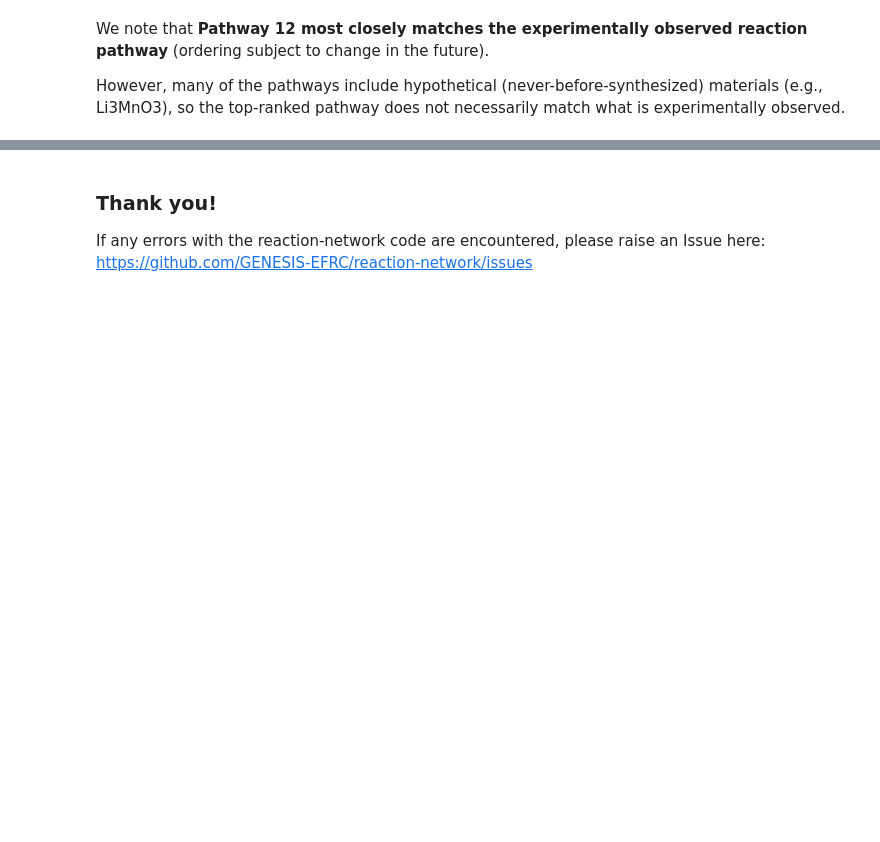
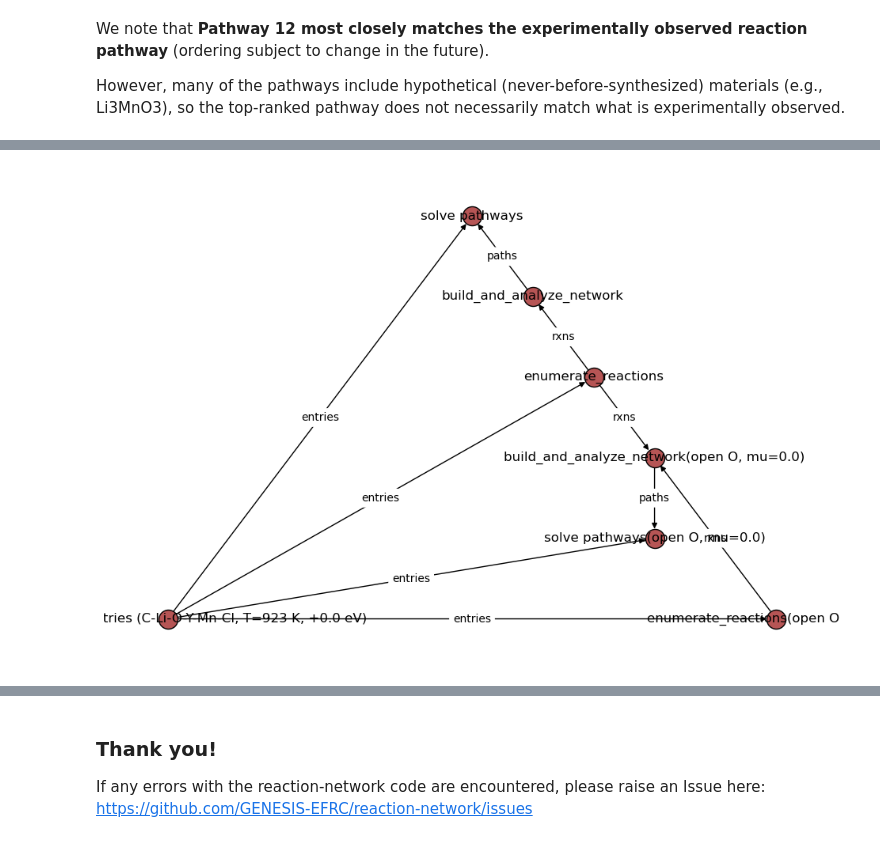
Before and after one commit to materialsproject/reaction-network, a Jupyter notebook: notebooks/network.ipynb, the cells around one changed output, grey strips where cells are left out. Cells and saved outputs as stored; diff of their text form; code cells hidden in the pictures; blank space fills up the shorter version.

Commit message:
add implementation of network jobs/flows

```diff
--- a/notebooks/network.ipynb
+++ b/notebooks/network.ipynb
@@ -343,0 +398,15 @@ ImportError: cannot import name 'initialize_entry' from 'rxn_network.enumerators
+# %%
+precursors=["YCl3", "Mn2O3", "Li2CO3"]
+targets=["YMnO3", "LiCl", "CO2"]
+k=5
+temp = 650+273
+cf = Softplus(temp, ["energy_per_atom"], [1.0])
+get_entry_set_maker = GetEntrySetMaker(temperature=temp, e_above_hull=0.000)
+network_maker = NetworkMaker(cost_function=cf, precursors=precursors, targets=targets, calculate_pathways=k)
+solver_maker = PathwaySolverMaker(cost_function=cf, precursors=precursors, targets=targets)
+# %%
+flow = NetworkFlowMaker(get_entry_set_maker=get_entry_set_maker,
+                 network_maker=network_maker, solver_maker=solver_maker, open_elem="O", chempots=[0.0]).make(precursors=precursors, targets=targets)
+# %%
+flow.draw_graph()
+# %% [output]
@@ -343,0 +414 @@ ImportError: cannot import name 'initialize_entry' from 'rxn_network.enumerators
+[figure, added]
```
Also changed, not shown: parts of 26 cells of this notebook, 7 other files.
